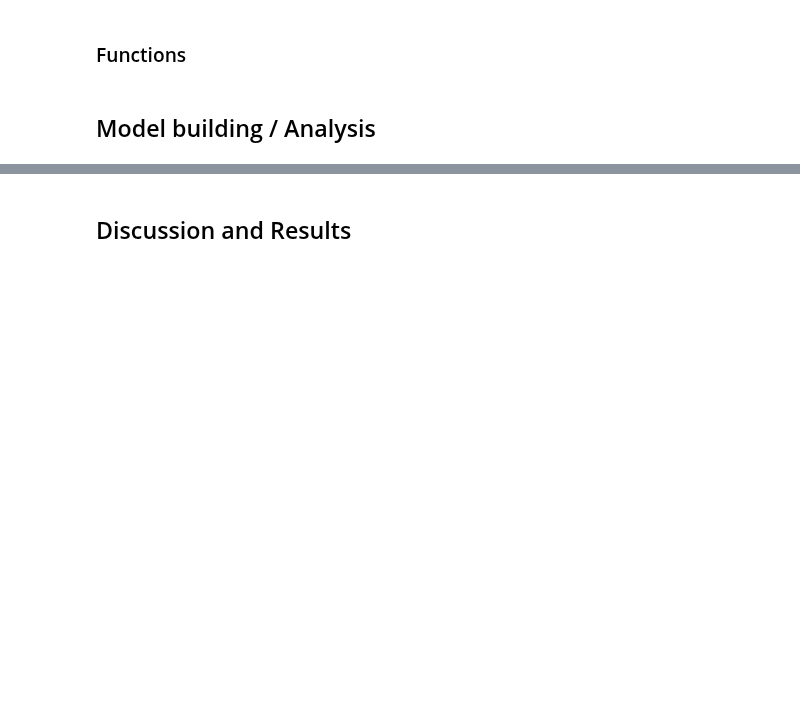
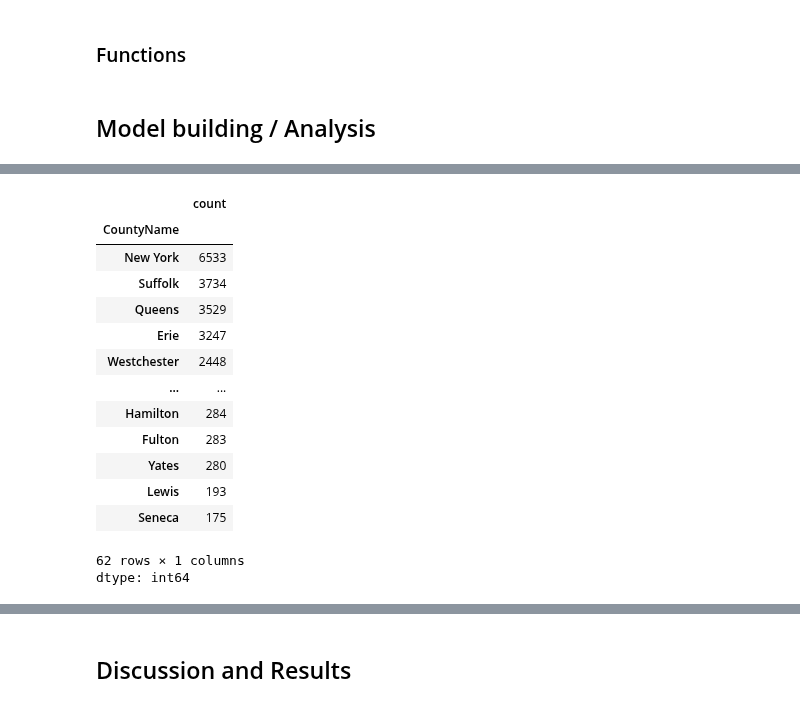
Before and after one commit to Ashliz1/NYC-Crime-Data---Group-10-, a Jupyter notebook: term_project_starter.ipynb, the cells around one changed output, grey strips where cells are left out. Drawn from its saved outputs; the diff is of its cells as text; code cells hidden in the pictures; blank space fills up the shorter version.

```diff
--- a/term_project_starter.ipynb
+++ b/term_project_starter.ipynb
@@ -167,0 +192,22 @@ peak_hours
+# %%
+# County-level crime Analysis
+#
+# count number of crimes per country
+county_counts = df["CountyName"].value_counts()
+county_counts
+# %% [output]
+|  | count |
+| CountyName |  |
+| New York | 6533 |
+| Suffolk | 3734 |
+| Queens | 3529 |
+| Erie | 3247 |
+| Westchester | 2448 |
+| ... | ... |
+| Hamilton | 284 |
+| Fulton | 283 |
+| Yates | 280 |
+| Lewis | 193 |
+| Seneca | 175 |
+62 rows × 1 columns
+dtype: int64
```
Also changed, not shown: parts of 11 cells of this notebook.
